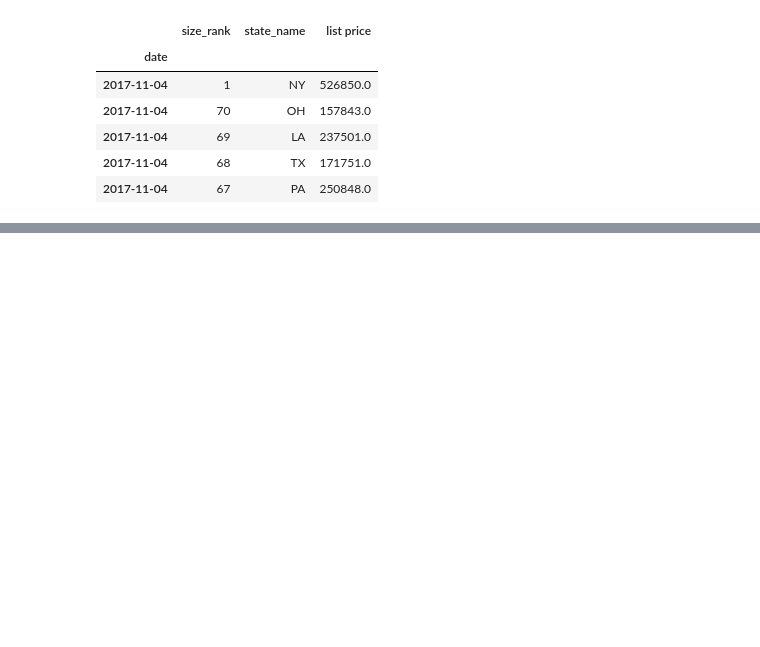
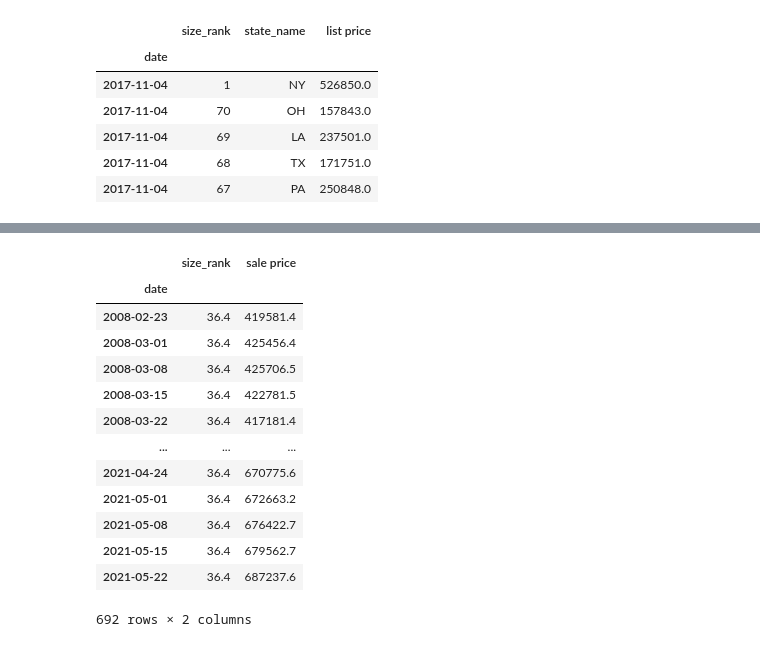
Before and after one commit to qklm/Zillow_Group_Project, a Jupyter notebook: zillow_model_states.ipynb, the cells around one changed output, grey strips where cells are left out. Saved outputs shown, nothing was run; the diff lists cells and outputs as text; code cells hidden in the pictures; blank space fills up the shorter version.

```diff
--- a/zillow_model_states.ipynb
+++ b/zillow_model_states.ipynb
@@ -50,6 +65,9 @@ census_df = pd.read_sql(census_sql, conn)
 # %%
 # general cleaning
 list_df = list_df.drop(["region_date","region_id", "region_type"],1)
+
+sale_df = sale_df.drop(["region_date","region_id", "region_type"],1)
+
 list_df.head()
 # %% [output]
 |  | size_rank | region_name | state_name | date | price |
@@ -300,0 +127,41 @@ Mean absolute error test set: 33331.24989583333
+# %%
+# state dataframes for mapping
+
+ca_list = state_list_dict["CA"].groupby(state_list_dict["CA"].index).mean()
+tx_list = state_list_dict["TX"].groupby(state_list_dict["TX"].index).mean()
+fl_list = state_list_dict["FL"].groupby(state_list_dict["FL"].index).mean()
+ny_list = state_list_dict["NY"].groupby(state_list_dict["NY"].index).mean()
+pa_list = state_list_dict["PA"].groupby(state_list_dict["PA"].index).mean()
+il_list = state_list_dict["IL"].groupby(state_list_dict["IL"].index).mean()
+oh_list = state_list_dict["OH"].groupby(state_list_dict["OH"].index).mean()
+ga_list = state_list_dict["GA"].groupby(state_list_dict["GA"].index).mean()
+nc_list = state_list_dict["NC"].groupby(state_list_dict["NC"].index).mean()
+mi_list = state_list_dict["MI"].groupby(state_list_dict["MI"].index).mean()
+
+ca_sale = state_sale_dict["CA"].groupby(state_sale_dict["CA"].index).mean()
+tx_sale = state_sale_dict["TX"].groupby(state_sale_dict["TX"].index).mean()
+fl_sale = state_sale_dict["FL"].groupby(state_sale_dict["FL"].index).mean()
+ny_sale = state_sale_dict["NY"].groupby(state_sale_dict["NY"].index).mean()
+pa_sale = state_sale_dict["PA"].groupby(state_sale_dict["PA"].index).mean()
+il_sale = state_sale_dict["IL"].groupby(state_sale_dict["IL"].index).mean()
+oh_sale = state_sale_dict["OH"].groupby(state_sale_dict["OH"].index).mean()
+ga_sale = state_sale_dict["GA"].groupby(state_sale_dict["GA"].index).mean()
+nc_sale = state_sale_dict["NC"].groupby(state_sale_dict["NC"].index).mean()
+mi_sale = state_sale_dict["MI"].groupby(state_sale_dict["MI"].index).mean()
+
+ca_sale
+# %% [output]
+|  | size_rank | sale price |
+| date |  |  |
+| 2008-02-23 | 36.4 | 419581.4 |
+| 2008-03-01 | 36.4 | 425456.4 |
+| 2008-03-08 | 36.4 | 425706.5 |
+| 2008-03-15 | 36.4 | 422781.5 |
+| 2008-03-22 | 36.4 | 417181.4 |
+| ... | ... | ... |
+| 2021-04-24 | 36.4 | 670775.6 |
+| 2021-05-01 | 36.4 | 672663.2 |
+| 2021-05-08 | 36.4 | 676422.7 |
+| 2021-05-15 | 36.4 | 679562.7 |
+| 2021-05-22 | 36.4 | 687237.6 |
+692 rows × 2 columns
```
Also changed, not shown: parts of 24 cells of this notebook, 1 other file.
